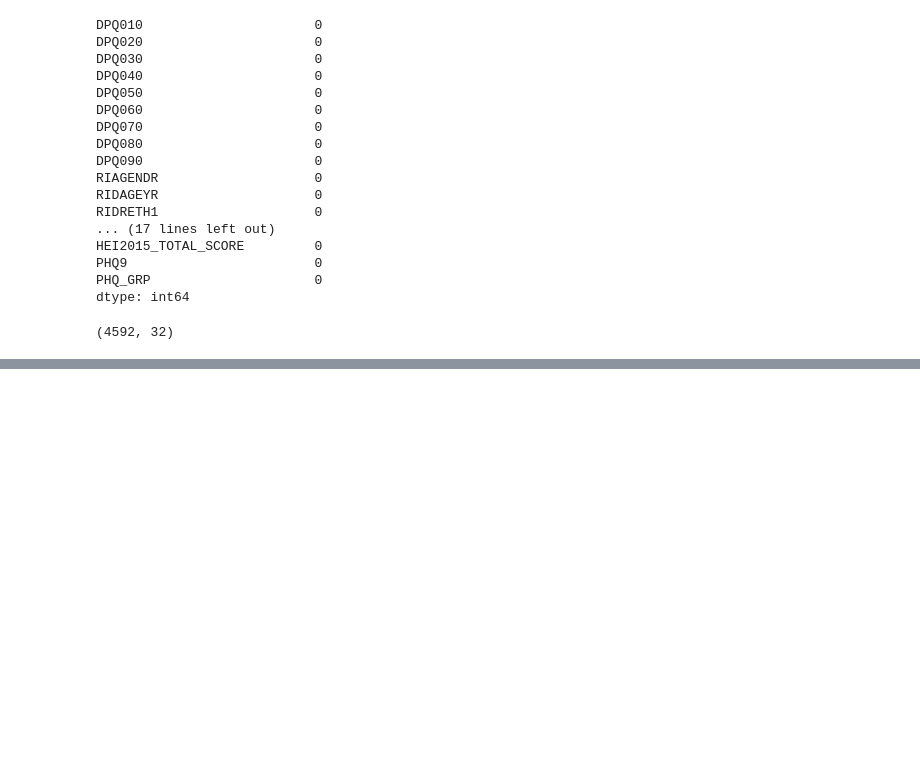
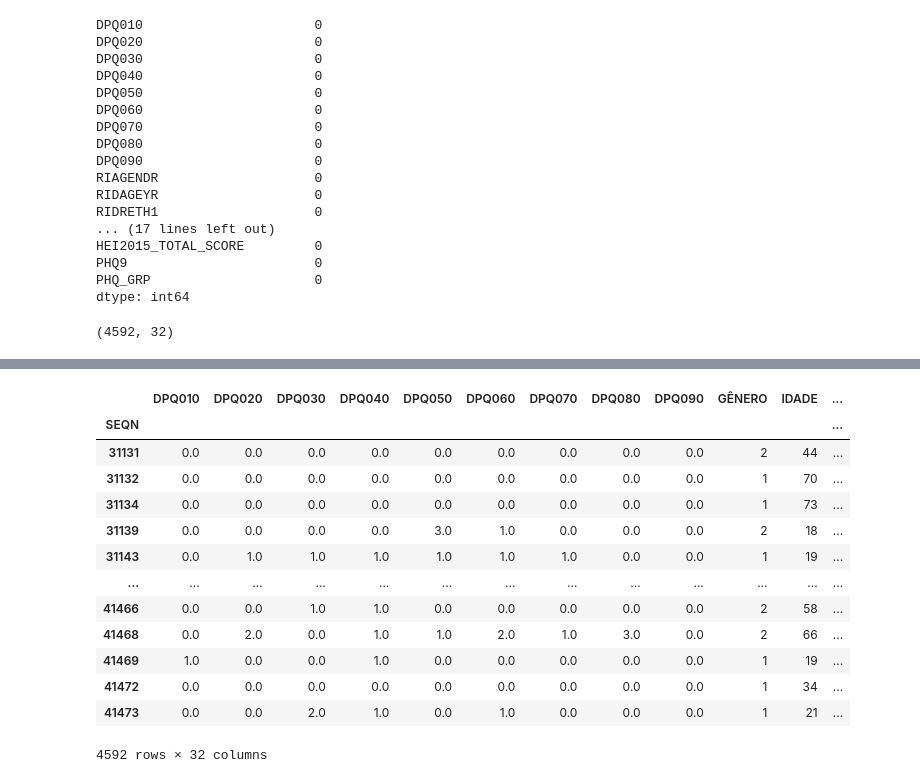
Before and after one commit to feelnin/desafio-inferencia-Tera, a Jupyter notebook: desafioinferencia.ipynb, the cells around one changed output, grey strips where cells are left out. Cells and saved outputs as stored; diff of their text form; code cells hidden in the pictures; blank space fills up the shorter version.

```diff
--- a/desafioinferencia.ipynb
+++ b/desafioinferencia.ipynb
@@ -471,3 +477,23 @@ sintomas_leves = SEQN_A1[SEQN_A1.PHQ_GRP == 1]
 sintomas_moderados = SEQN_A1[SEQN_A1.PHQ_GRP == 2]
 sintomas_m_severos = SEQN_A1[SEQN_A1.PHQ_GRP == 3]
 sintomas_severos = SEQN_A1[SEQN_A1.PHQ_GRP == 4]
+# %%
+# Optou-se também por trocar o nome das colunas RIAGENDR, RIDAGEYR, INDFMINC
+SEQN_A1.rename(columns={'RIAGENDR': 'GÊNERO', 'RIDAGEYR': 'IDADE', 'INDFMINC': 'RENDA', 'DMDEDUC': 'ESCOLARIDADE'},
+               inplace = True)
+SEQN_A1
+# %% [output]
+|  | DPQ010 | DPQ020 | DPQ030 | DPQ040 | DPQ050 | DPQ060 | DPQ070 | DPQ080 | DPQ090 | GÊNERO | IDADE | ... |
+| SEQN |  |  |  |  |  |  |  |  |  |  |  | ... |
+| 31131 | 0.0 | 0.0 | 0.0 | 0.0 | 0.0 | 0.0 | 0.0 | 0.0 | 0.0 | 2 | 44 | ... |
+| 31132 | 0.0 | 0.0 | 0.0 | 0.0 | 0.0 | 0.0 | 0.0 | 0.0 | 0.0 | 1 | 70 | ... |
+| 31134 | 0.0 | 0.0 | 0.0 | 0.0 | 0.0 | 0.0 | 0.0 | 0.0 | 0.0 | 1 | 73 | ... |
+| 31139 | 0.0 | 0.0 | 0.0 | 0.0 | 3.0 | 1.0 | 0.0 | 0.0 | 0.0 | 2 | 18 | ... |
+| 31143 | 0.0 | 1.0 | 1.0 | 1.0 | 1.0 | 1.0 | 1.0 | 0.0 | 0.0 | 1 | 19 | ... |
+| ... | ... | ... | ... | ... | ... | ... | ... | ... | ... | ... | ... | ... |
+| 41466 | 0.0 | 0.0 | 1.0 | 1.0 | 0.0 | 0.0 | 0.0 | 0.0 | 0.0 | 2 | 58 | ... |
+| 41468 | 0.0 | 2.0 | 0.0 | 1.0 | 1.0 | 2.0 | 1.0 | 3.0 | 0.0 | 2 | 66 | ... |
+| 41469 | 1.0 | 0.0 | 0.0 | 1.0 | 0.0 | 0.0 | 0.0 | 0.0 | 0.0 | 1 | 19 | ... |
+| 41472 | 0.0 | 0.0 | 0.0 | 0.0 | 0.0 | 0.0 | 0.0 | 0.0 | 0.0 | 1 | 34 | ... |
+| 41473 | 0.0 | 0.0 | 2.0 | 1.0 | 0.0 | 1.0 | 0.0 | 0.0 | 0.0 | 1 | 21 | ... |
+4592 rows × 32 columns
```
Also changed, not shown: parts of 11 cells of this notebook.
